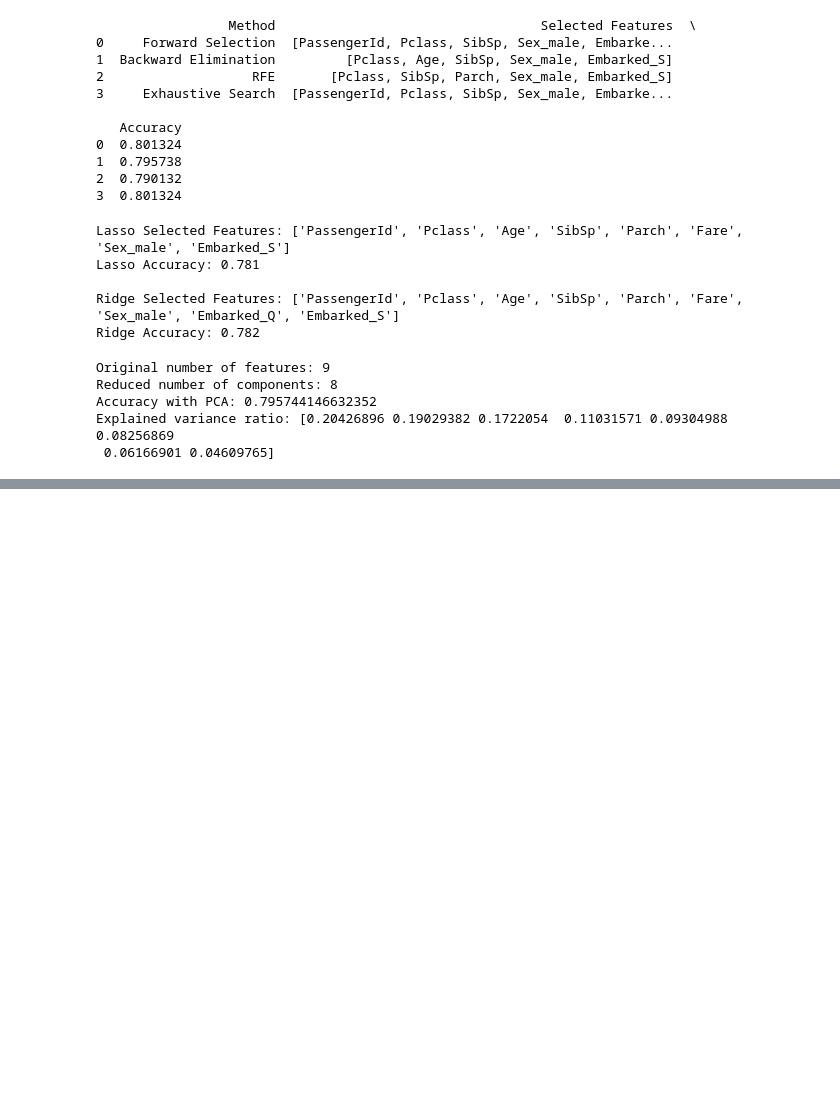
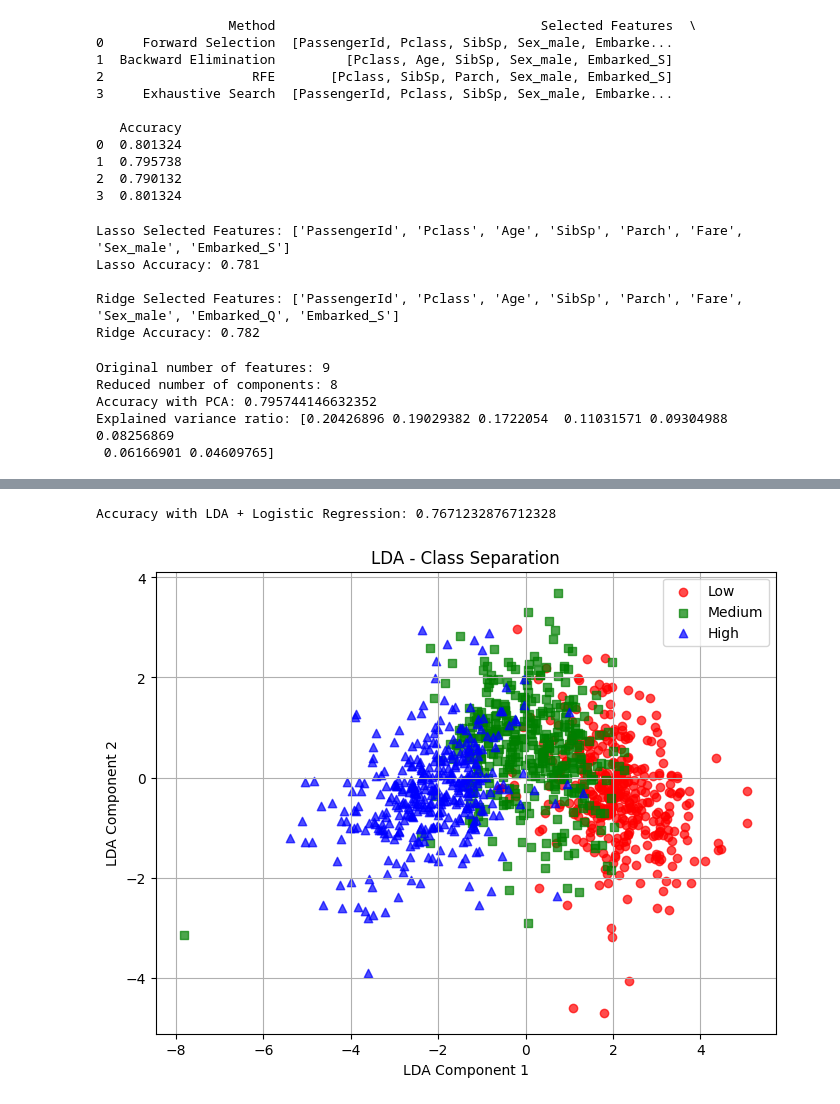
Before and after one commit to ramakrishnabhavana/Bhavana-sML, a Jupyter notebook: ML_Lab.ipynb, the cells around one changed output, grey strips where cells are left out. Drawn from its saved outputs; the diff is of its cells as text; code cells hidden in the pictures; blank space fills up the shorter version.

```diff
--- a/ML_Lab.ipynb
+++ b/ML_Lab.ipynb
@@ -1691,0 +1718,35 @@ Explained variance ratio: [0.20426896 0.19029382 0.1722054  0.11031571 0.0930498
+# %%
+from sklearn.discriminant_analysis import LinearDiscriminantAnalysis as LDA
+
+# LDA
+lda = LDA(n_components=2)
+X_train_lda = lda.fit_transform(X_train_scaled, y_train)
+X_test_lda = lda.transform(X_test_scaled)
+
+# Logistic Regression
+lr_lda = LogisticRegression(max_iter=2000)
+lr_lda.fit(X_train_lda, y_train)
+y_pred_lda = lr_lda.predict(X_test_lda)
+
+print("Accuracy with LDA + Logistic Regression:", accuracy_score(y_test, y_pred_lda))
+
+# LDA Visualization
+plt.figure(figsize=(8,6))
+for label, marker, color in zip(["Low", "Medium", "High"], ['o', 's', '^'], ['r', 'g', 'b']):
+    plt.scatter(
+        X_train_lda[y_train == label, 0],
+        X_train_lda[y_train == label, 1],
+        marker=marker,
+        color=color,
+        alpha=0.7,
+        label=label
+    )
+plt.xlabel("LDA Component 1")
+plt.ylabel("LDA Component 2")
+plt.title("LDA - Class Separation")
+plt.legend()
+plt.grid(True)
+plt.show()
+# %% [output]
+Accuracy with LDA + Logistic Regression: 0.7671232876712328
+[figure, added]
```
Also changed, not shown: parts of 11 cells of this notebook.
